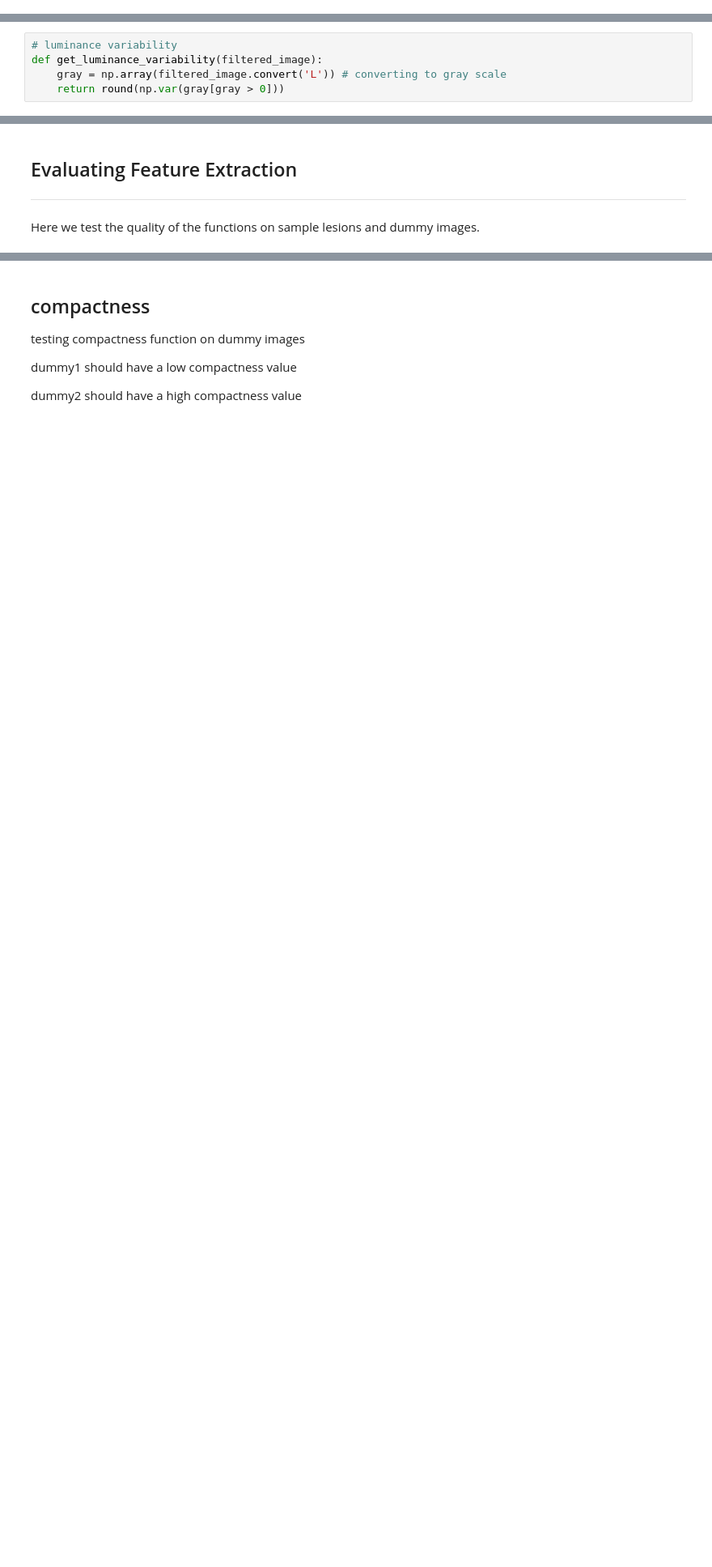
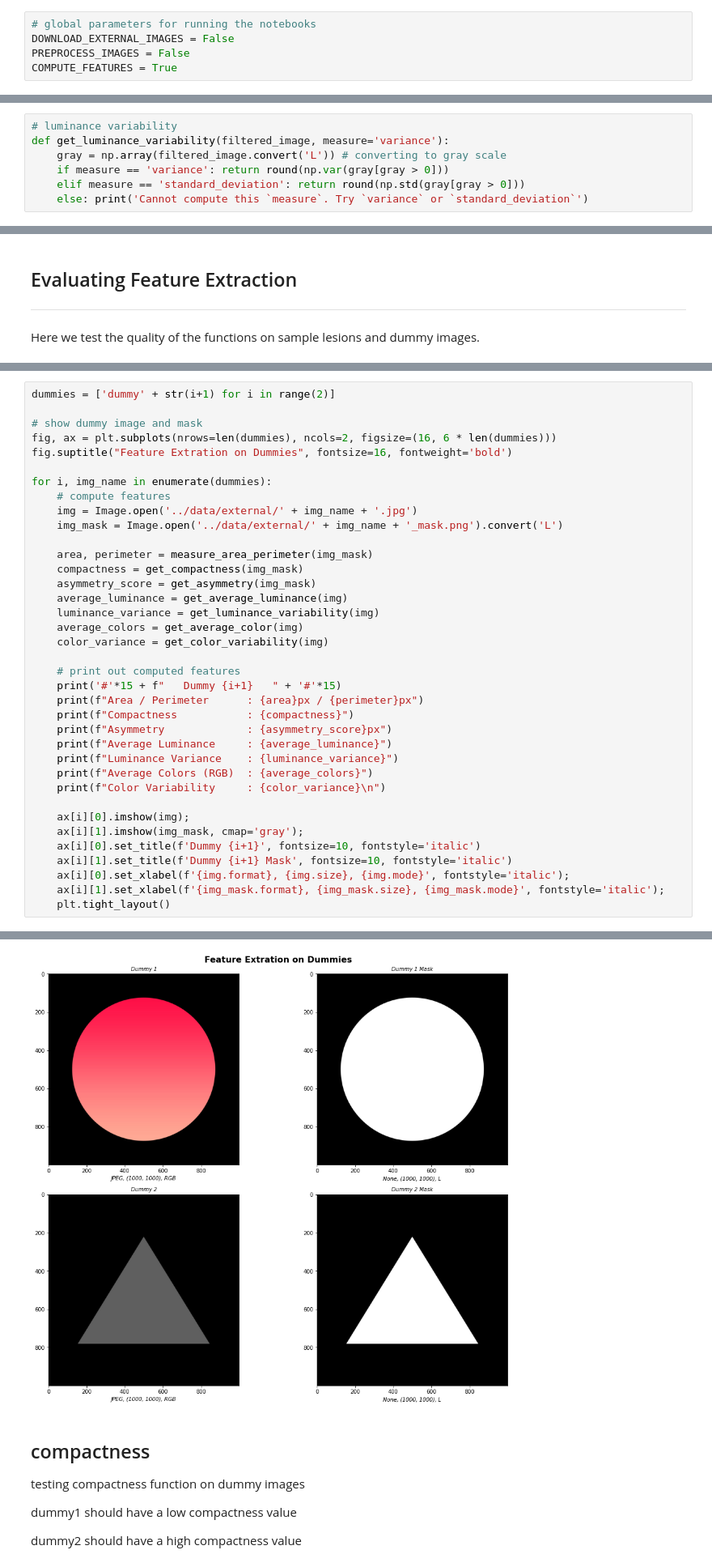
Before and after one commit to mikasenghaas/skin-lesion-detection, a Jupyter notebook: notebooks/project3.ipynb, the cells around one changed output, grey strips where cells are left out. Shown at 81% size. Drawn from its saved outputs; the diff is of its cells as text; blank space fills up the shorter version.

```diff
--- a/notebooks/project3.ipynb
+++ b/notebooks/project3.ipynb
@@ -87,3 +90,8 @@ Since this project makes heavy use of functions to achieve maximal efficiency, a
 #from fyp2021p03g09_functions import *
 # %% [markdown]
 **Remark**: All function used in this project are well documented in their *docstring*. To display the docstring and get an short summary of the function and the specifications of the input argument (including data tupe and small explanation) as well as their return value, type `?<function_name>` in Juptyer.
+# %%
+# global parameters for running the notebooks
+DOWNLOAD_EXTERNAL_IMAGES = False
+PREPROCESS_IMAGES = False
+COMPUTE_FEATURES = True
@@ -404,9 +423,11 @@ def get_average_luminance(filtered_image): # image needs to be filtered for lesi
     return round(np.mean(gray[gray > 0]))
 # %%
 # luminance variability
-def get_luminance_variability(filtered_image):
+def get_luminance_variability(filtered_image, measure='variance'):
     gray = np.array(filtered_image.convert('L')) # converting to gray scale
-    return round(np.var(gray[gray > 0]))
+    if measure == 'variance': return round(np.var(gray[gray > 0]))
+    elif measure == 'standard_deviation': return round(np.std(gray[gray > 0]))
+    else: print('Cannot compute this `measure`. Try `variance` or `standard_deviation`')
 # %%
 # average color
 def get_average_color(filtered_image): # image needs to be filtered for lesion
@@ -488,0 +483,38 @@ dummy2_mask
+# %%
+dummies = ['dummy' + str(i+1) for i in range(2)]
+
+# show dummy image and mask
+fig, ax = plt.subplots(nrows=len(dummies), ncols=2, figsize=(16, 6 * len(dummies)))
+fig.suptitle("Feature Extration on Dummies", fontsize=16, fontweight='bold')
+
+for i, img_name in enumerate(dummies):
+    # compute features
+    img = Image.open('../data/external/' + img_name + '.jpg')
+    img_mask = Image.open('../data/external/' + img_name + '_mask.png').convert('L')
+
+    area, perimeter = measure_area_perimeter(img_mask)
+    compactness = get_compactness(img_mask)
+    asymmetry_score = get_asymmetry(img_mask)
+    average_luminance = get_average_luminance(img)
+    luminance_variance = get_luminance_variability(img)
+    average_colors = get_average_color(img)
+    color_variance = get_color_variability(img)
+
+    # print out computed features
+    print('#'*15 + f"   Dummy {i+1}   " + '#'*15)
+    print(f"Area / Perimeter      : {area}px / {perimeter}px")
+    print(f"Compactness           : {compactness}")
+    print(f"Asymmetry             : {asymmetry_score}px")
+    print(f"Average Luminance     : {average_luminance}")
+    print(f"Luminance Variance    : {luminance_variance}")
+    print(f"Average Colors (RGB)  : {average_colors}")
+    print(f"Color Variability     : {color_variance}\n")
+
+    ax[i][0].imshow(img);
+    ax[i][1].imshow(img_mask, cmap='gray');
+    ax[i][0].set_title(f'Dummy {i+1}', fontsize=10, fontstyle='italic')
+    ax[i][1].set_title(f'Dummy {i+1} Mask', fontsize=10, fontstyle='italic')
+    ax[i][0].set_xlabel(f'{img.format}, {img.size}, {img.mode}', fontstyle='italic');
+    ax[i][1].set_xlabel(f'{img_mask.format}, {img_mask.size}, {img_mask.mode}', fontstyle='italic');
+    plt.tight_layout()
+# %% [output]
@@ -489,3 +538,4 @@ dummy2_mask
+[figure, added]
 # %% [markdown]
 ## compactness
 testing compactness function on dummy images
```
Also changed, not shown: parts of 78 cells of this notebook.
